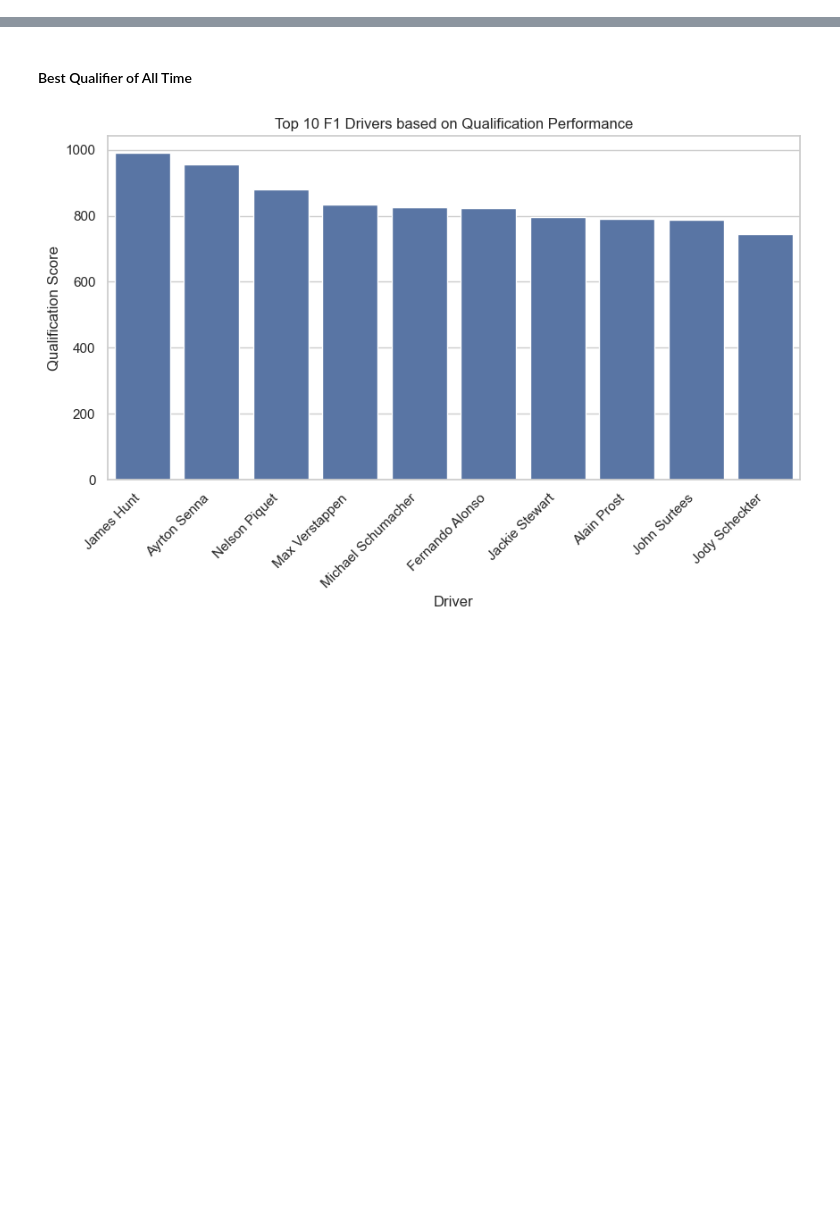
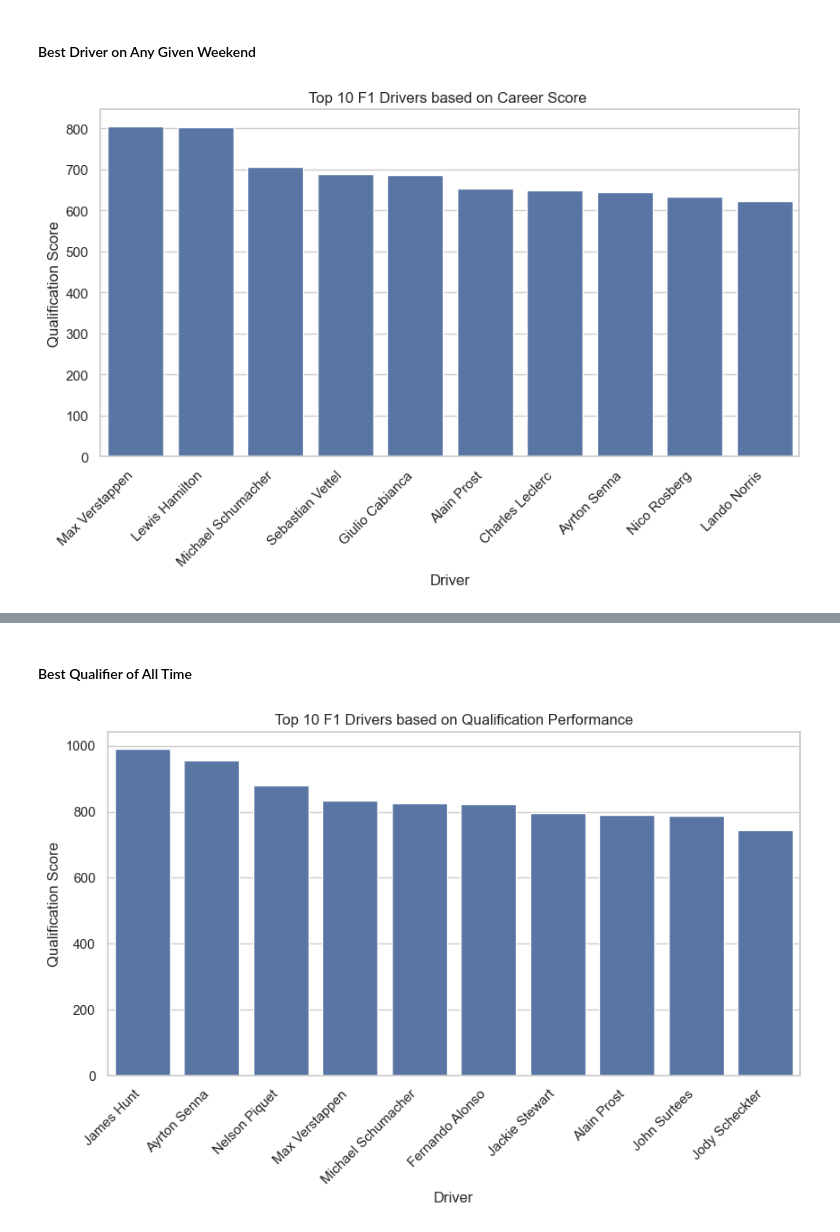
Before and after one commit to MichaelRice1/BestF1DriverEverWithData, a Jupyter notebook: data_processing/driver_processing.ipynb, the cells around one changed output, grey strips where cells are left out. Saved outputs shown, nothing was run; the diff lists cells and outputs as text; code cells hidden in the pictures; blank space fills up the shorter version.

Commit message:
readme changes results graphs

```diff
--- a/data_processing/driver_processing.ipynb
+++ b/data_processing/driver_processing.ipynb
@@ -273,3 +274,37 @@ for file in os.listdir(base):
 
     with open(f"C:/Users/athen/Desktop/Github/BestF1DriverEverWithData/data/driver_career_stats/{driver_name}_career_stats.json", 'w', encoding='utf-8') as file:
         json.dump(career_stats, file, indent=4)
+# %% [markdown]
+#### Best Driver on Any Given Weekend
+# %%
+
+driver_rankings = []
+
+for file in os.listdir('C:/Users/athen/Desktop/Github/BestF1DriverEverWithData/data/driver_career_stats'):
+    with open(os.path.join('C:/Users/athen/Desktop/Github/BestF1DriverEverWithData/data/driver_career_stats', file), 'r', encoding='utf-8') as f:
+        driver_career_data = json.load(f)
+        avg_weekend_score = driver_career_data.get("average weekend score", float('-inf'))
+
+        if total_races >= 40:
+            driver_rankings.append({
+                "driver": file.replace('_career_stats.json', ''),
+                "average_weekend_score": avg_weekend_score,
+            })
+
+driver_rankings.sort(key=lambda x: x["average_weekend_score"], reverse=True)
+top_10_ws = driver_rankings[:10]
+
+drivers = [d['driver'] for d in top_10_ws]
+ws_scores = [d['average_weekend_score'] for d in top_10_ws]
+
+sns.set_theme(style="whitegrid")
+ax = sns.barplot(x=drivers, y=ws_scores)
+ax.set_title('Top 10 F1 Drivers based on Career Score ')
+ax.set_ylabel('Qualification Score')
+ax.set_xlabel('Driver')
+ax.set_xticklabels(ax.get_xticklabels(), rotation=45, horizontalalignment='right')
+sns.set(rc={'figure.figsize':(10,5)})
+
+ax.figure.savefig('C:/Users/athen/Desktop/Github/BestF1DriverEverWithData/results/Top10DriversOnAnyGivenWeekend.png')
+# %% [output]
+[figure, added]
```
Also changed, not shown: parts of 5 cells of this notebook, 7 other files.
